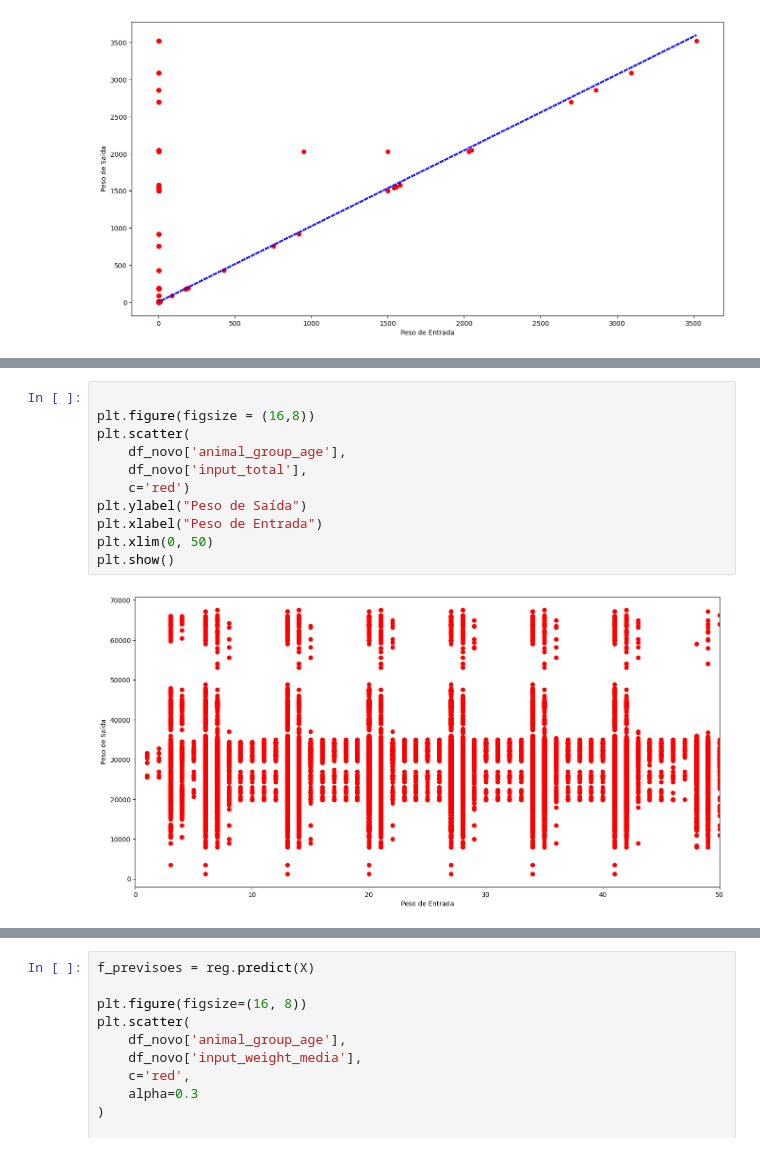
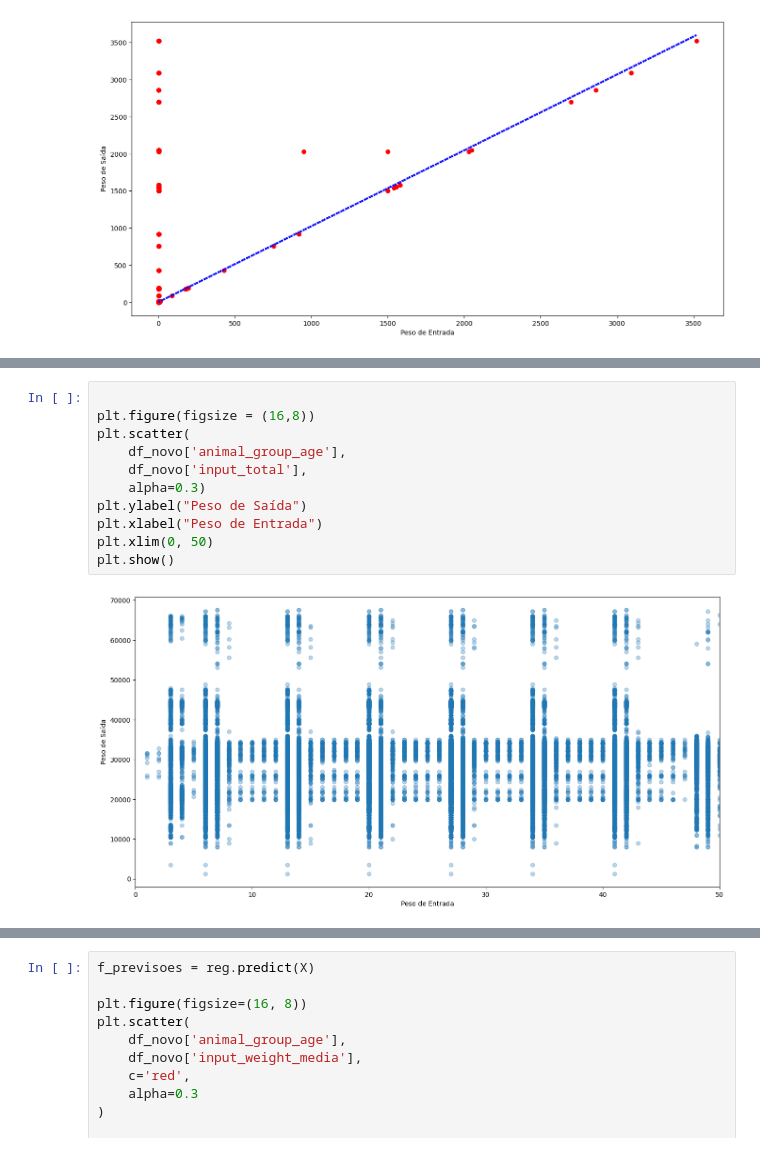
Before and after one commit to EveSantos/tcc, a Jupyter notebook: nova_base.ipynb, the cells around one changed output, grey strips where cells are left out. Drawn from its saved outputs; the diff is of its cells as text.

```diff
--- a/nova_base.ipynb
+++ b/nova_base.ipynb
@@ -408,16 +407,16 @@ df_novo.describe()
 # %%
 
 plt.figure(figsize = (16,8))
 plt.scatter(
     df_novo['animal_group_age'],
     df_novo['input_total'],
-    c='red')
+    alpha=0.3)
 plt.ylabel("Peso de Saída")
 plt.xlabel("Peso de Entrada")
 plt.xlim(0, 50)
 plt.show()
 # %% [output]
-[figure, old version]
+[figure, new version]
 # %%
 plt.figure(figsize = (16,8))
 plt.scatter(
```
Also changed, not shown: parts of 22 cells of this notebook, 2 other files.
